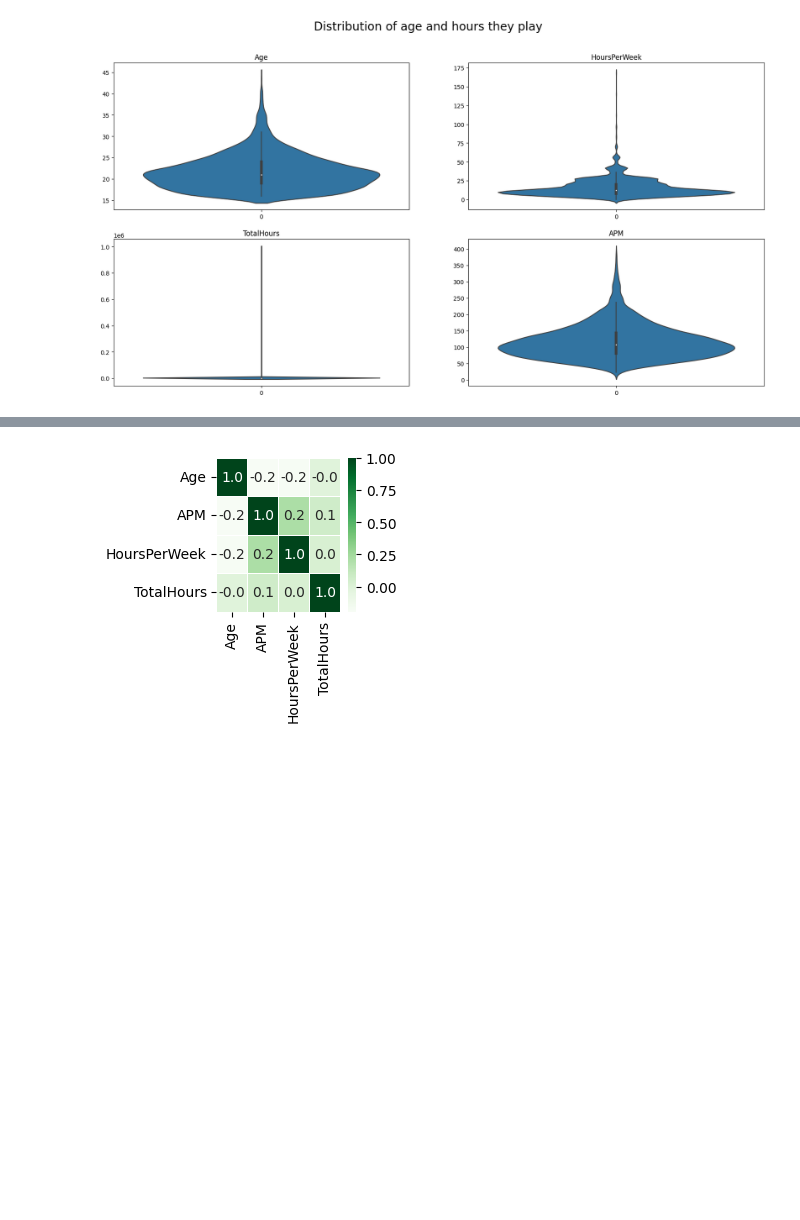
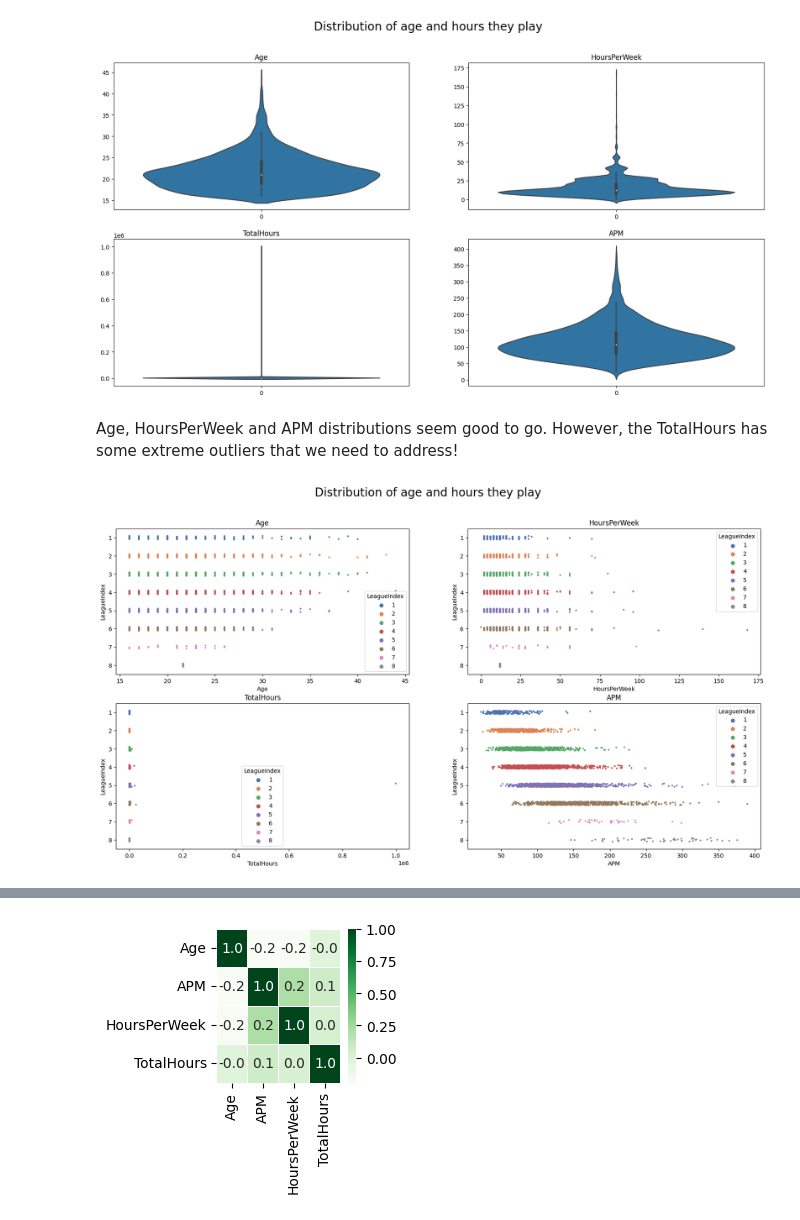
Before and after one commit to shreayan98c/EG-GeniusLeague, a Jupyter notebook: starcraft.ipynb, the cells around one changed output, grey strips where cells are left out. Cells and saved outputs as stored; diff of their text form; code cells hidden in the pictures; blank space fills up the shorter version.

Commit message:
Data Visualizations and EDA

```diff
--- a/starcraft.ipynb
+++ b/starcraft.ipynb
@@ -257,3 +257,20 @@ ax[1][1].set_title('APM')
 plt.show()
 # %% [output]
 [figure]
+# %% [markdown]
+Age, HoursPerWeek and APM distributions seem good to go. However, the TotalHours has some extreme outliers that we need to address!
+# %%
+# distribution of age and hours they play
+fig,ax = plt.subplots(2,2, figsize=(20,10))
+plt.suptitle("Distribution of age and hours they play", fontsize=20)
+sns.stripplot(data=data, x="Age", y="LeagueIndex", hue="LeagueIndex", palette="deep", orient="h", size=3, ax = ax[0][0])
+ax[0][0].set_title('Age')
+sns.stripplot(data=data, x="HoursPerWeek", y="LeagueIndex", hue="LeagueIndex", palette="deep", orient="h", size=3, ax = ax[0][1])
+ax[0][1].set_title('HoursPerWeek')
+sns.stripplot(data=data, x="TotalHours", y="LeagueIndex", hue="LeagueIndex", palette="deep", orient="h", size=3, ax = ax[1][0])
+ax[1][0].set_title('TotalHours')
+sns.stripplot(data=data, x="APM", y="LeagueIndex", hue="LeagueIndex", palette="deep", orient="h", size=3, ax = ax[1][1])
+ax[1][1].set_title('APM')
+plt.show()
+# %% [output]
+[figure, added]
```
Also changed, not shown: parts of 57 cells of this notebook.
